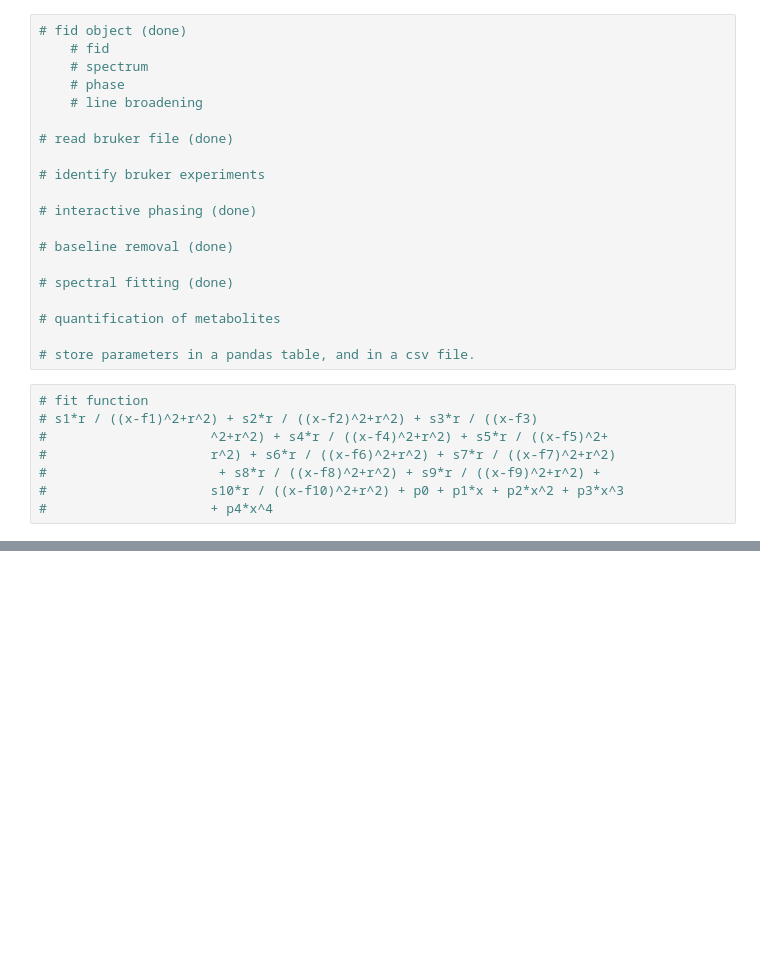
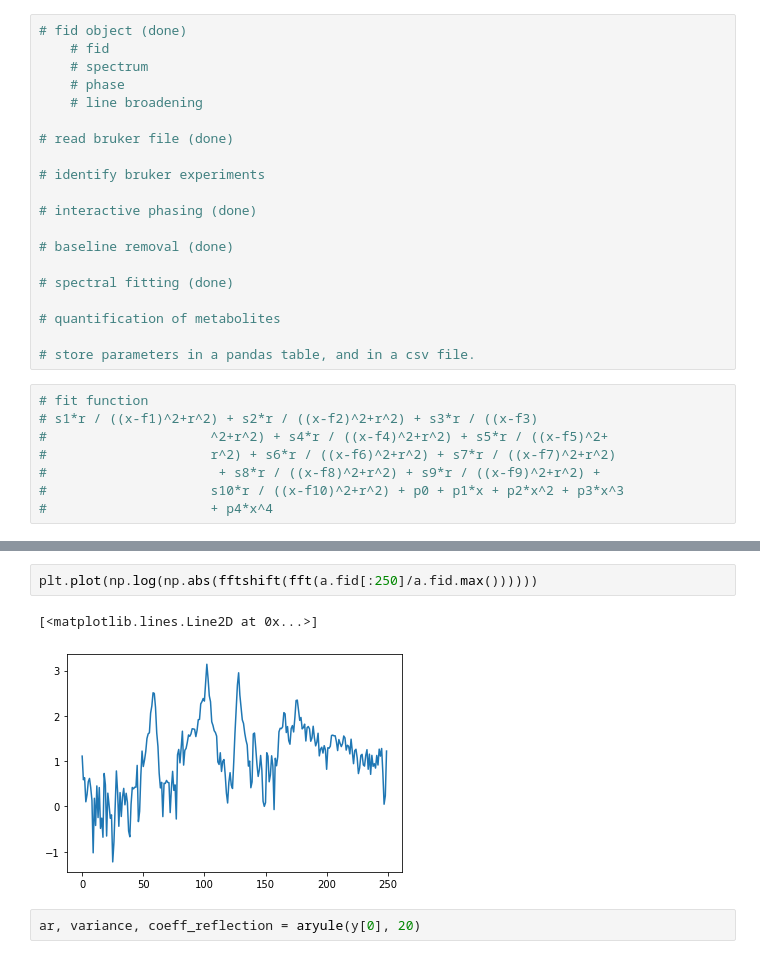
Before and after one commit to mehipour/p31_data_processing, a Jupyter notebook: nmr_analysis_p31.ipynb, the cells around one changed output, grey strips where cells are left out. Saved outputs shown, nothing was run; the diff lists cells and outputs as text; blank space fills up the shorter version.

```diff
--- a/nmr_analysis_p31.ipynb
+++ b/nmr_analysis_p31.ipynb
@@ -112,0 +126,7 @@ interactive(children=(FloatSlider(value=0.0, description='ph0', max=0.5, min=-0.
+# %%
+plt.plot(np.log(np.abs(fftshift(fft(a.fid[:250]/a.fid.max())))))
+# %% [output]
+[<matplotlib.lines.Line2D at 0x...>]
+[figure, added]
+# %%
+ar, variance, coeff_reflection = aryule(y[0], 20)
```
Also changed, not shown: parts of 7 cells of this notebook, 2 other files.
